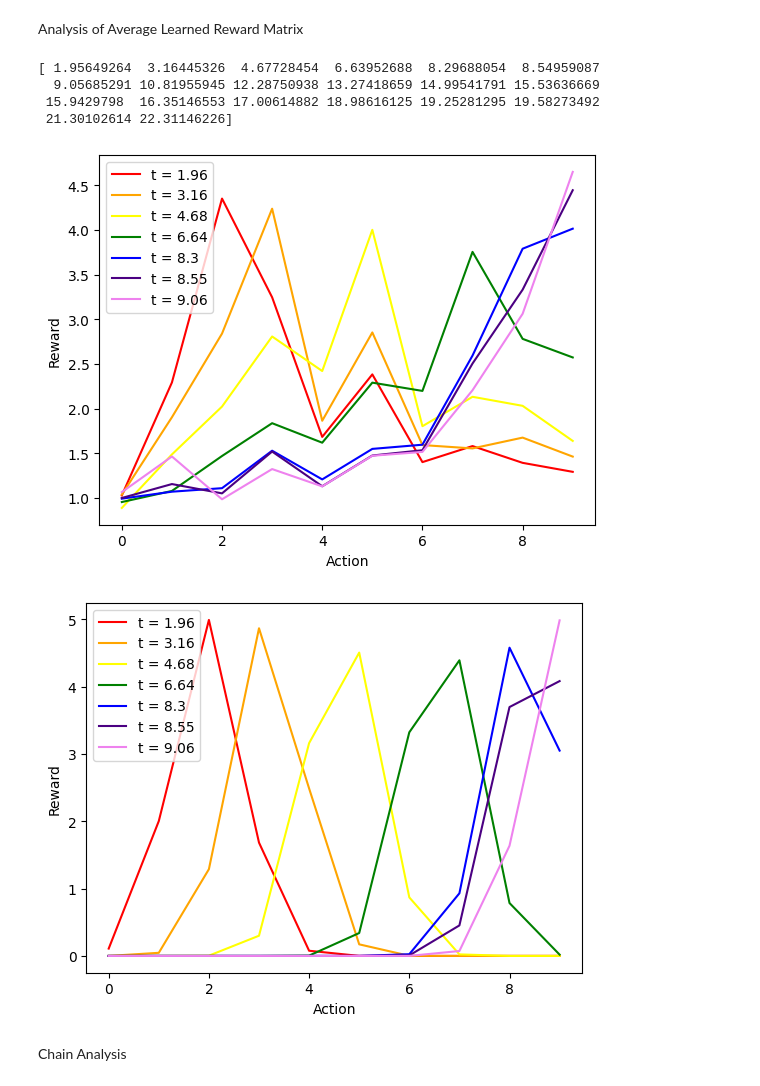
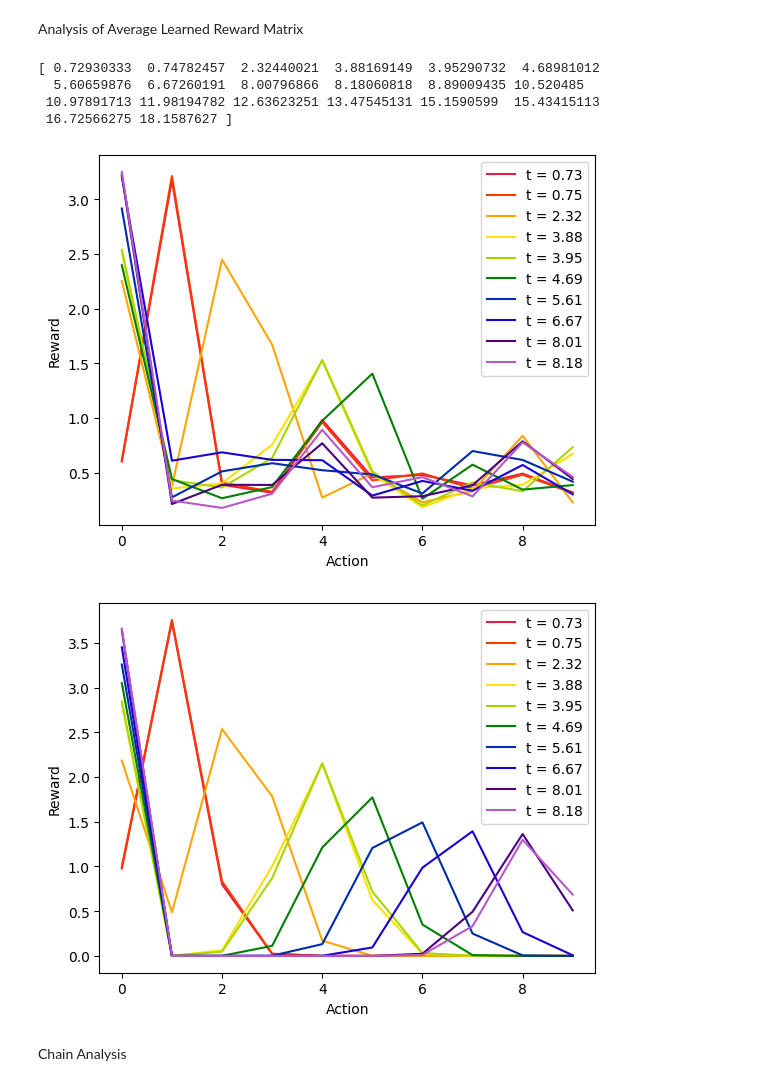
Before and after one commit to tommstuart/IRLProject, a Jupyter notebook: src/testing.ipynb, the cells around one changed output. Cells and saved outputs as stored; diff of their text form; code cells hidden in the pictures.

```diff
--- a/src/testing.ipynb
+++ b/src/testing.ipynb
@@ -18,9 +18,10 @@ from policy import Boltzmann
 from learn import policy_iteration
 # %%
 #Set up the environment
+#Number of traejectories doesn't have as significant as effect as trajectory_length because this actually affects the size of the reward tensors
 trajectory_length = 20
-env = SingleStateSpace(n_actions = 10, discount_rate = 0.1, R_max = 5)
-# env = DoubleStateSpace(n_actions=10, discount_rate = 0.1)
+# env = SingleStateSpace(n_actions = 10, discount_rate = 0.1, R_max = 5)
+env = DoubleStateSpace(n_actions=10, discount_rate = 0.1)
 
 #generate observation times
 observation_times = np.cumsum(np.random.uniform(0, 2, size=trajectory_length))
@@ -30,18 +31,18 @@ s_grid, a_grid, t_grid = np.meshgrid(env.states, env.actions, observation_times,
 R = np.vectorize(env.reward)(s_grid,a_grid,t_grid)
 
 #Find the optimal policy, values and q_values for the true reward to generate the trajectory.
-alpha = 1
+alpha = 2
 (optimal_pi, optimal_values, optimal_q_values) = policy_iteration(env,trajectory_length,R)
 b = Boltzmann(optimal_q_values, env.actions, alpha = alpha)
 
 #multiple trajectories are combined - just means that the agent does multiple things at each time slot to allow for more data to be gathered
-observations = generate_trajectory(env,b,observation_times, n_trajectories=10)
-# step_size = 0.005
-step_size = 0.035
+observations = generate_trajectory(env,b,observation_times, n_trajectories=100)
+step_size = 0.0035
+# step_size = 0.035
 
 prior = TimeDependentPrior(observation_times, R_max = 5, sigma = 0.5)
 pw = PolicyWalk(env,prior,observations,observation_times,alpha)
-learned_rewards, acceptance_probs = pw.get_samples(step_size, n_iters = 100000)
-policy_walk_iters = 1
-for _ in range(policy_walk_iters-1):
-    learned_rewards = np.concatenate((learned_rewards, pw.get_samples(step_size, n_iters = 100000)))
+learned_rewards, acceptance_probs = pw.get_samples(step_size, n_iters = 150000)
+# policy_walk_iters = 1
+# for _ in range(policy_walk_iters-1):
+#     learned_rewards = np.concatenate((learned_rewards, pw.get_samples(step_size, n_iters = 150000)))
@@ -77,34 +94,34 @@ plt.show()
 Analysis of Average Learned Reward Matrix
 # %%
 #Shows hte overall learned rewards - switch to the bigger colors array to view all
-# colors = ["#e71d43","#ff0000","#ff3700","#ff6e00","#ffa500","#ffc300","#ffe100","#ffff00","#aad500","#55aa00","#008000","#005555","#002baa","#0000ff","#1900d5","#3200ac","#4b0082","#812ba6","#b857ca","#d03a87"]
-avg_reward = np.average(np.asarray(learned_rewards[37500:]),axis = 0)
+colors = ["#e71d43","#ff0000","#ff3700","#ff6e00","#ffa500","#ffc300","#ffe100","#ffff00","#aad500","#55aa00","#008000","#005555","#002baa","#0000ff","#1900d5","#3200ac","#4b0082","#812ba6","#b857ca","#d03a87"]
+avg_reward = np.average(np.asarray(learned_rewards[25000:]),axis = 0)
 print(observation_times)
 s = 0
-T = 7
-colors = ["red", "orange","yellow","green","blue","indigo","violet"]
+T = 10
+# colors = ["red", "orange","yellow","green","blue","indigo","violet"]
 for t in range(T):
     label = "t = " + format(round(observation_times[t],2))
-    plt.plot(avg_reward[s,:,t], color=colors[t], label = label)
+    plt.plot(avg_reward[s,:,t], color=colors[t*2], label = label)
 plt.ylabel("Reward")
 plt.xlabel("Action")
 plt.legend()
 plt.show()
 
 for t in range(T):
     label = "t = " + format(round(observation_times[t],2))
-    plt.plot(R[s,:,t], color=colors[t], label = label)
+    plt.plot(R[s,:,t], color=colors[t*2], label = label)
 plt.ylabel("Reward")
 plt.xlabel("Action")
 plt.legend()
 plt.show()
 # %% [output]
-[ 1.95649264  3.16445326  4.67728454  6.63952688  8.29688054  8.54959087
-  9.05685291 10.81955945 12.28750938 13.27418659 14.99541791 15.53636669
- 15.9429798  16.35146553 17.00614882 18.98616125 19.25281295 19.58273492
- 21.30102614 22.31146226]
+[ 0.72930333  0.74782457  2.32440021  3.88169149  3.95290732  4.68981012
+  5.60659876  6.67260191  8.00796866  8.18060818  8.89009435 10.520485
+ 10.97891713 11.98194782 12.63623251 13.47545131 15.1590599  15.43415113
+ 16.72566275 18.1587627 ]
-[figure, old version]
+[figure, new version]
-[figure, old version]
+[figure, new version]
 # %% [markdown]
 Chain Analysis
 # %%
```
Also changed, not shown: parts of 7 cells of this notebook, 2 other files.
